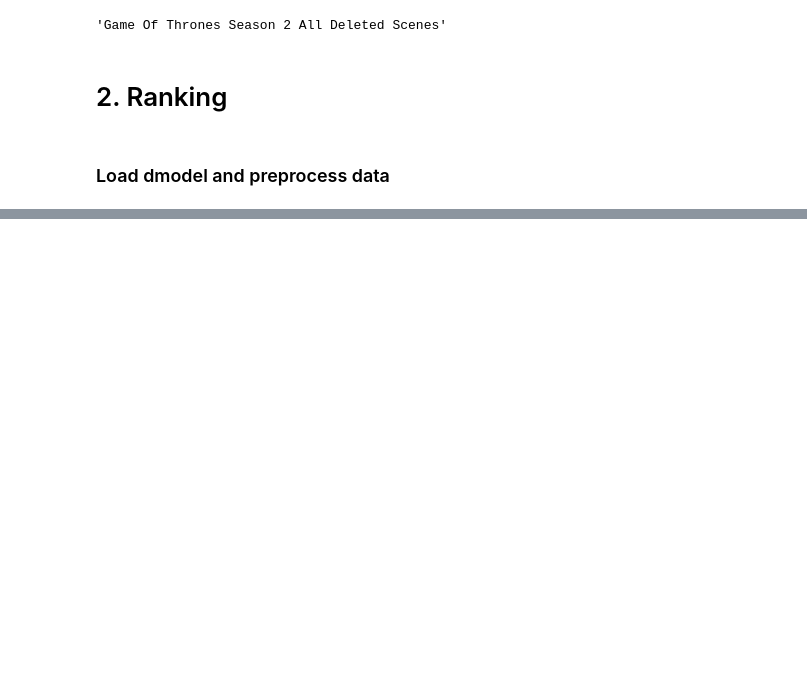
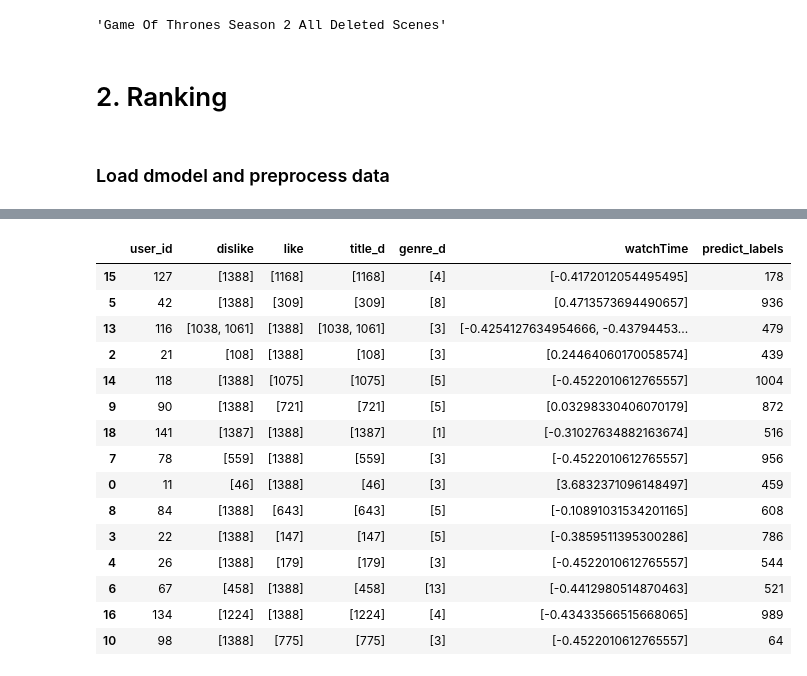
Before and after one commit to Cumbercubie/Youtube-Deep-Neural-Network, a Jupyter notebook: NewDataImplement.ipynb, the cells around one changed output, grey strips where cells are left out. Drawn from its saved outputs; the diff is of its cells as text; code cells hidden in the pictures; blank space fills up the shorter version.

```diff
--- a/NewDataImplement.ipynb
+++ b/NewDataImplement.ipynb
@@ -483,0 +674,4 @@ model = tf.keras.models.load_model(
+# %%
+video_list = new_data.groupby(['user_id','like/dislike'])['video_id'].apply(list).reset_index()
+
+video_list
@@ -483,0 +696,28 @@ model = tf.keras.models.load_model(
+# %%
+
+genre_list = new_data.groupby(['user_id'])['genre_d'].unique().apply(list).reset_index()
+#genre_list['genre_d']=genre_list['genre_d'].apply(lambda x: list(set(','.join(x))) ) # 중복제거
+#genre_list['genre_d']=genre_list['genre_d'].apply(lambda x:[ x for x in x if x.isdigit() ])
+
+new_data = normalize_col(new_data, 'watchTime')
+timestamp_list = new_data.groupby(['user_id'])['watchTime'].unique().apply(list).reset_index()
+
+title_list = new_data.groupby(['user_id'])['title_d'].apply(list).reset_index()
+print(video_list)
+dataset = video_list.pivot(index='user_id', columns='like/dislike', values='video_id').reset_index()
+dataset.fillna(new_data["video_id"].max()+1, inplace=True)
+
+dataset['like'] =dataset['like'].apply(lambda x: x if type(x) is list else [])
+dataset['dislike'] =dataset['dislike'].apply(lambda x: x if type(x) is list else [])
+
+dataset = pd.merge(dataset, title_list, how='left')
+dataset = pd.merge(dataset, genre_list, how='left')
+dataset = pd.merge(dataset, timestamp_list, how='left')
+
+dataset['predict_labels'] = dataset['like'].apply(lambda x: int(random.uniform(1,new_data["video_id"].max()))) #label을 마지막 값으로..
+
+dataset['like']=dataset['like'].apply(lambda x: [new_data["video_id"].max()+1] if x == [] else x)
+dataset['dislike']=dataset['dislike'].apply(lambda x: [new_data["video_id"].max()+1] if x == [] else x)
+#train_data=dataset[(dataset.user_id >= 1)& (dataset.user_id <= 5)]
+#test_data=dataset[(dataset.user_id >= 6)&(dataset.user_id <= 9)]
+#dataset=dataset.drop(columns=['video_id'])
@@ -484,3 +745,8 @@ model = tf.keras.models.load_model(
+# %%
+# split test and train set
+from sklearn.model_selection import train_test_split
+
+train_data, test_data = train_test_split(dataset, test_size=0.2)
 # %%
 train_data
 # %% [output]
@@ -499,0 +865,20 @@ train_data
+# %%
+#train_data= train_data.fillna(0)
+train_data
+# %% [output]
+|  | user_id | dislike | like | title_d | genre_d | watchTime | predict_labels |
+| 15 | 127 | [1388] | [1168] | [1168] | [4] | [-0.4172012054495495] | 178 |
+| 5 | 42 | [1388] | [309] | [309] | [8] | [0.4713573694490657] | 936 |
+| 13 | 116 | [1038, 1061] | [1388] | [1038, 1061] | [3] | [-0.4254127634954666, -0.43794453... | 479 |
+| 2 | 21 | [108] | [1388] | [108] | [3] | [0.24464060170058574] | 439 |
+| 14 | 118 | [1388] | [1075] | [1075] | [5] | [-0.4522010612765557] | 1004 |
+| 9 | 90 | [1388] | [721] | [721] | [5] | [0.03298330406070179] | 872 |
+| 18 | 141 | [1387] | [1388] | [1387] | [1] | [-0.31027634882163674] | 516 |
+| 7 | 78 | [559] | [1388] | [559] | [3] | [-0.4522010612765557] | 956 |
+| 0 | 11 | [46] | [1388] | [46] | [3] | [3.6832371096148497] | 459 |
+| 8 | 84 | [1388] | [643] | [643] | [5] | [-0.10891031534201165] | 608 |
+| 3 | 22 | [1388] | [147] | [147] | [5] | [-0.3859511395300286] | 786 |
+| 4 | 26 | [1388] | [179] | [179] | [3] | [-0.4522010612765557] | 544 |
+| 6 | 67 | [458] | [1388] | [458] | [13] | [-0.4412980514870463] | 521 |
+| 16 | 134 | [1224] | [1388] | [1224] | [4] | [-0.43433566515668065] | 989 |
+| 10 | 98 | [1388] | [775] | [775] | [3] | [-0.4522010612765557] | 64 |
```
Also changed, not shown: parts of 34 cells of this notebook, 2 other files.
